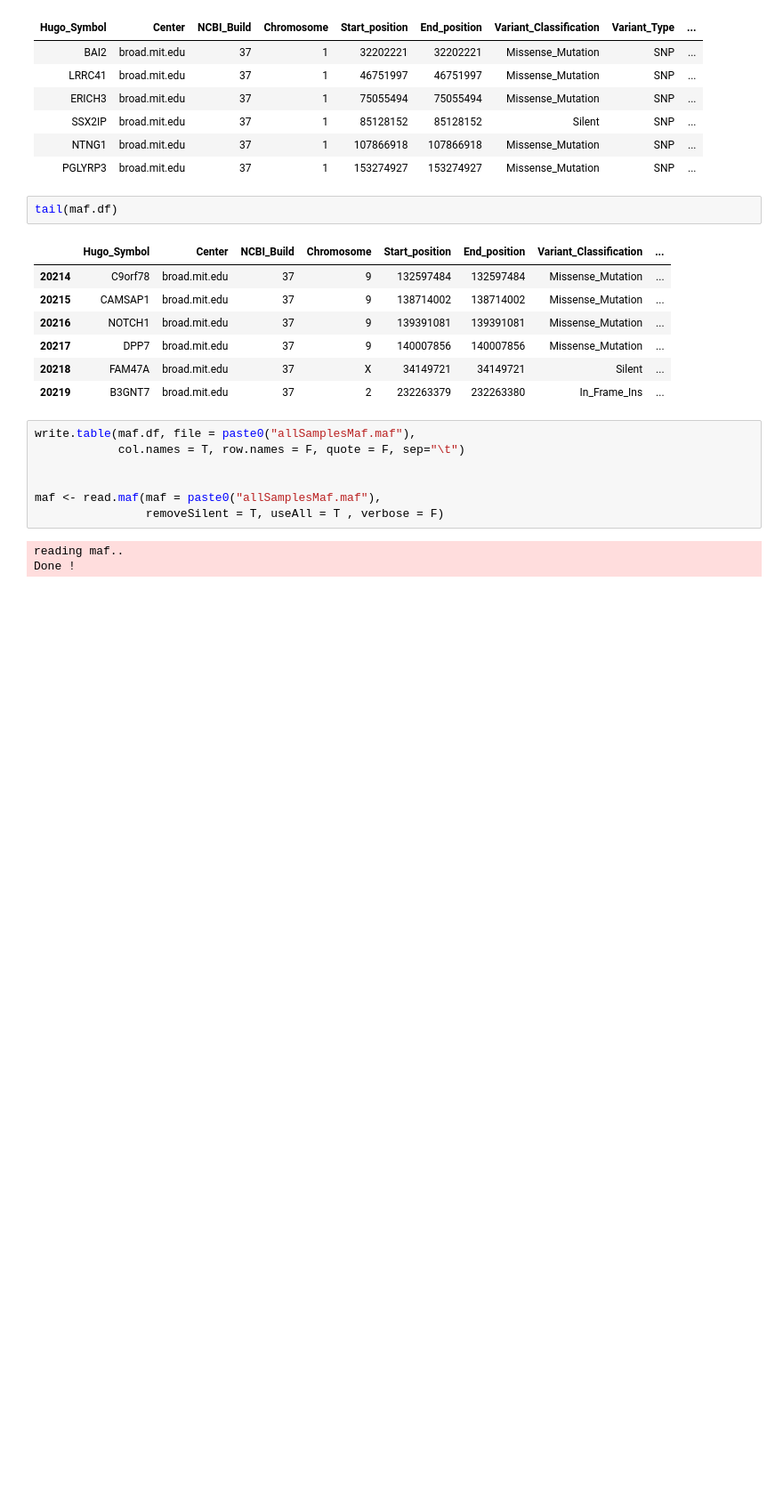
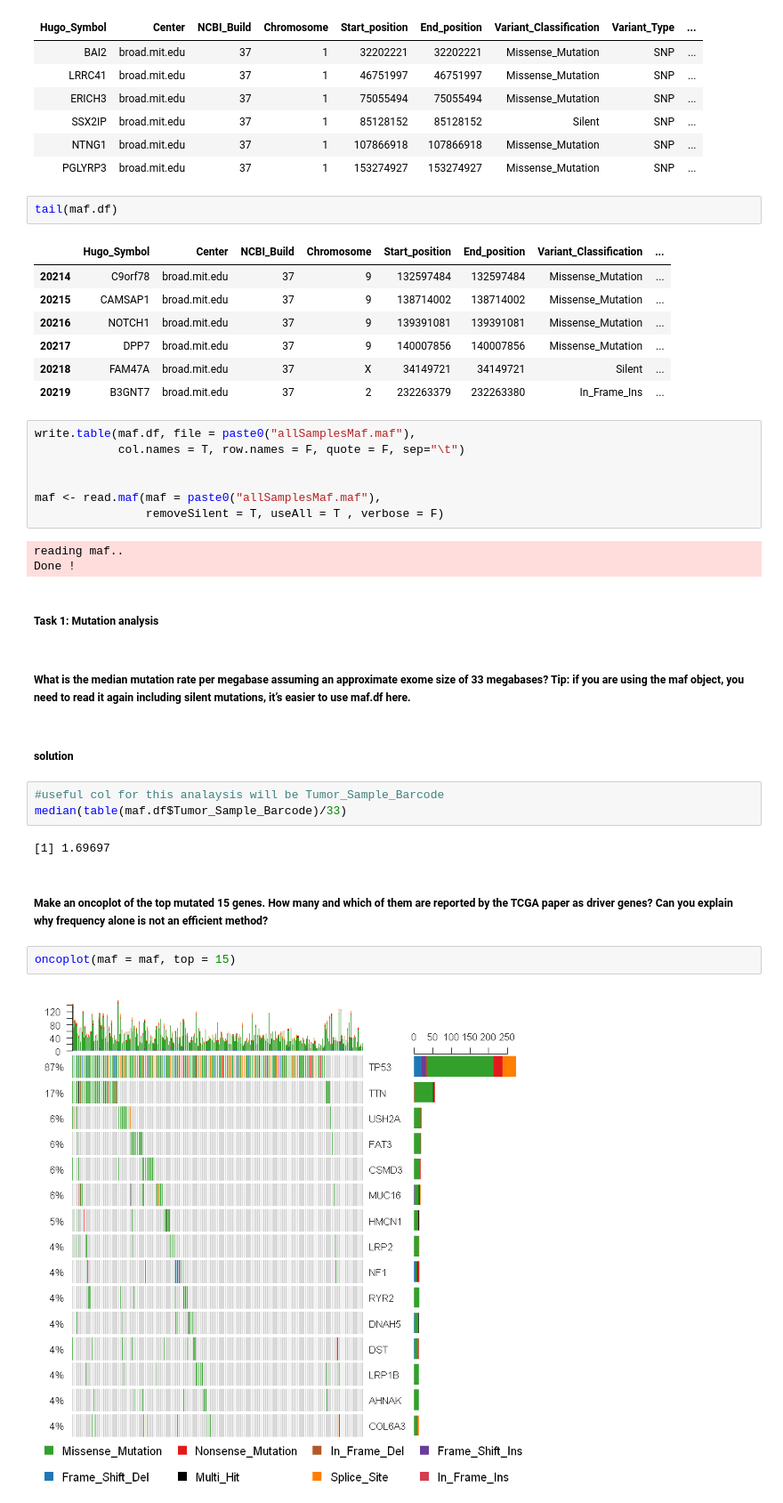
Before and after one commit to AwelEshetu/Intro_To_BioInfo, a Jupyter notebook: Awel_Eshetu_Fentaw_exercise1.ipynb, the cells around one changed output. Shown: that part at 89% size. Drawn from its saved outputs; the diff is of its cells as text; blank space fills up the shorter version.

```diff
--- a/Awel_Eshetu_Fentaw_exercise1.ipynb
+++ b/Awel_Eshetu_Fentaw_exercise1.ipynb
@@ -87,3 +87,20 @@ maf <- read.maf(maf = paste0("allSamplesMaf.maf"),
 # %% [output]
 reading maf..
 Done !
+# %% [markdown]
+##### Task 1: Mutation analysis
+# %% [markdown]
+##### What is the median mutation rate per megabase assuming an approximate exome size of 33 megabases? Tip: if you are using the maf object, you need to read it again including silent mutations, it’s easier to use maf.df here.
+# %% [markdown]
+##### solution
+# %%
+#useful col for this analaysis will be Tumor_Sample_Barcode
+median(table(maf.df$Tumor_Sample_Barcode)/33)
+# %% [output]
+[1] 1.69697
+# %% [markdown]
+##### Make an oncoplot of the top mutated 15 genes. How many and which of them are reported by the TCGA paper as driver genes? Can you explain why frequency alone is not an efficient method?
+# %%
+oncoplot(maf = maf, top = 15)
+# %% [output]
+[figure, added]
```
Also changed, not shown: parts of 12 cells of this notebook.
